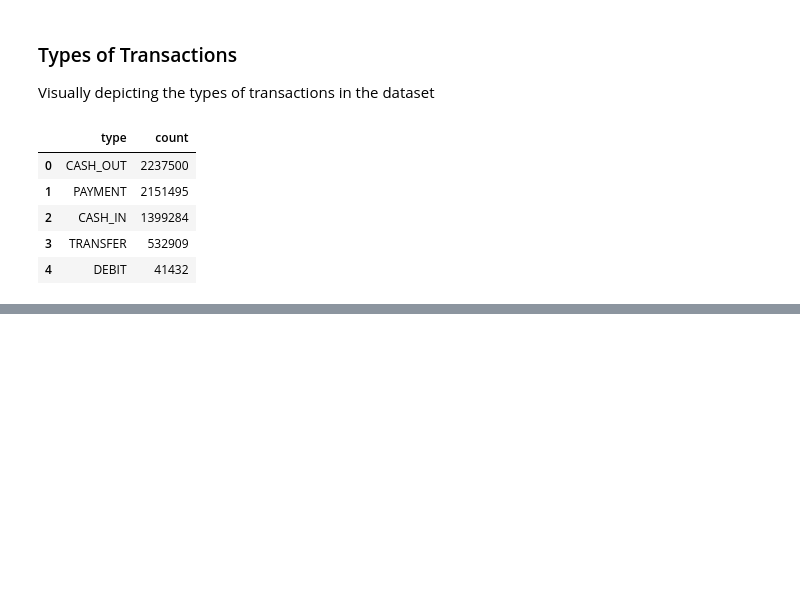
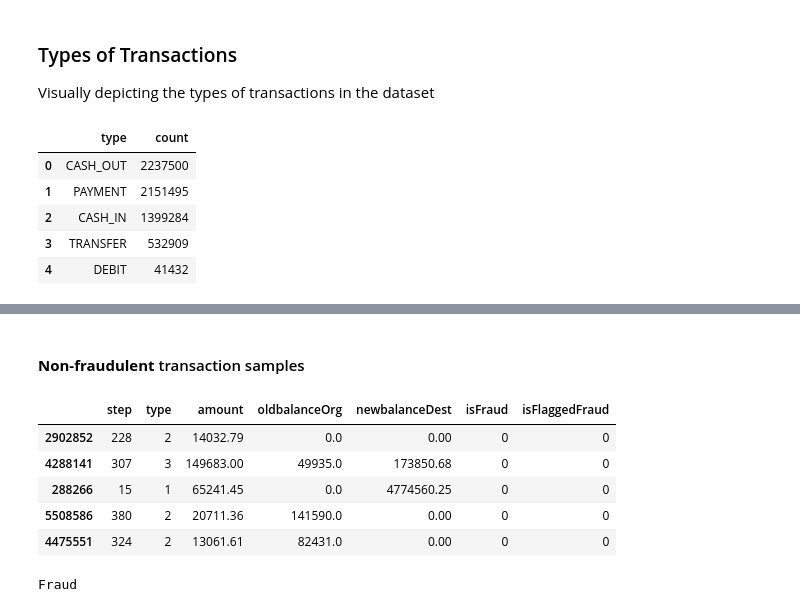
Before and after one commit to nirmit27/ds-and-ml, a Jupyter notebook: Models/transaction-fraud-predictor.ipynb, the cells around one changed output, grey strips where cells are left out. Saved outputs shown, nothing was run; the diff lists cells and outputs as text; code cells hidden in the pictures; blank space fills up the shorter version.

```diff
--- a/Models/transaction-fraud-predictor.ipynb
+++ b/Models/transaction-fraud-predictor.ipynb
@@ -268,0 +377,19 @@ Most of the transactions are **cash withdrawals** or **transfers** in nature.
+# %% [markdown]
+#### **Non-fraudulent** transaction samples
+# %%
+temp[temp["isFraud"] == 0].sample(100).head()
+# %% [output]
+|  | step | type | amount | oldbalanceOrg | newbalanceDest | isFraud | isFlaggedFraud |
+| 2902852 | 228 | 2 | 14032.79 | 0.0 | 0.00 | 0 | 0 |
+| 4288141 | 307 | 3 | 149683.00 | 49935.0 | 173850.68 | 0 | 0 |
+| 288266 | 15 | 1 | 65241.45 | 0.0 | 4774560.25 | 0 | 0 |
+| 5508586 | 380 | 2 | 20711.36 | 141590.0 | 0.00 | 0 | 0 |
+| 4475551 | 324 | 2 | 13061.61 | 82431.0 | 0.00 | 0 | 0 |
+# %%
+def prediction(row_index):
+    label = model.predict([temp.loc[row_index, ~temp.columns.isin(["step", "isFlaggedFraud"])].values])[0]
+    return "Fraud" if label == 1 else "Not Fraud"
+
+print(prediction(3658948))
+# %% [output]
+Fraud
```
Also changed, not shown: parts of 37 cells of this notebook.
